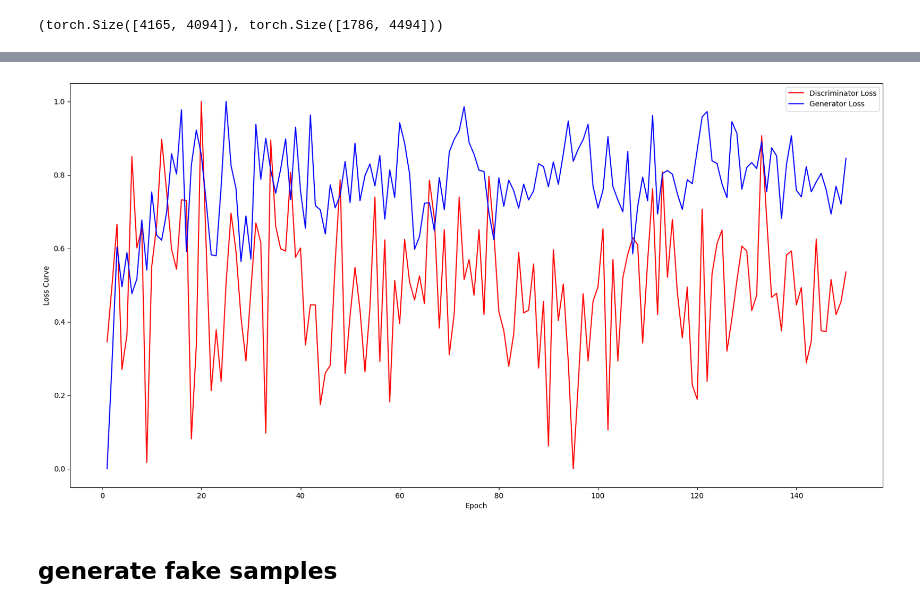
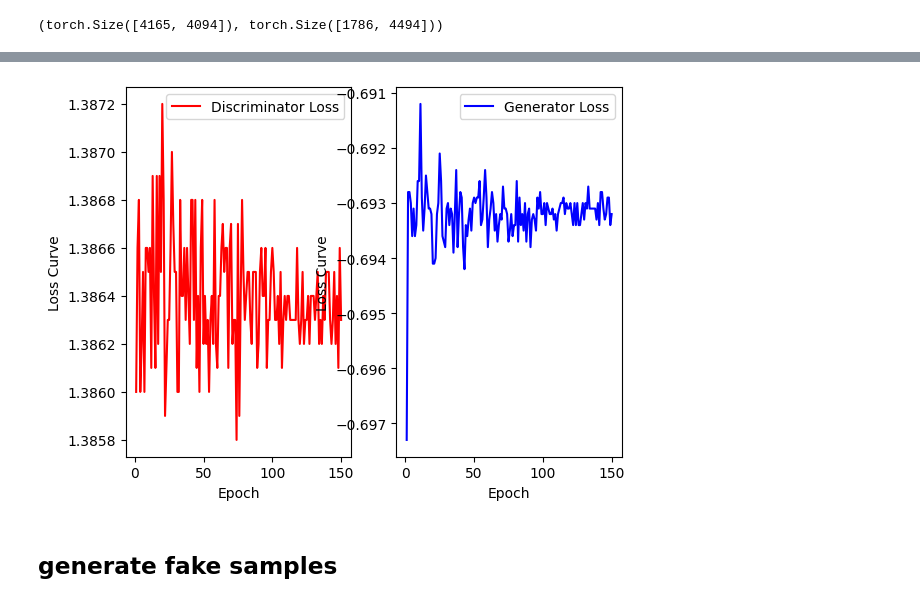
Before and after one commit to gweldit/VanillaGAN, a Jupyter notebook: train_evaluate_models.ipynb, the cells around one changed output, grey strips where cells are left out. Drawn from its saved outputs; the diff is of its cells as text; code cells hidden in the pictures.

```diff
--- a/train_evaluate_models.ipynb
+++ b/train_evaluate_models.ipynb
@@ -90,7 +90,7 @@ Counter(test_labels)
 Counter({0: 1562, 1: 224})
 # %%
 # Create a custom dataset
-batch_size = 64
+batch_size = 256
 # convert train_data sequences and val_data sequences into graphs
 
 train_graph_dataset = fetch_graph_data(train_data, train_labels)
@@ -207,10 +258,10 @@ seq_len = SEQUENCE_LENGTH  # sequence length of the ADFA dataset with less than
 output_dim = vocab_size
 embed_dim = 10
 dropout = 0.5
-batch_size = 32
+batch_size = 256  # 32
 n_samples = 1000
 num_classes = 2
-lr = 5e-5  # 2e-6
+lr = 4e-4  # 5e-5  # 2e-6
 epochs = 150
 # criterion = nn.BCELoss()
 criterion = nn.CrossEntropyLoss()
@@ -240,10 +291,10 @@ disc = Discriminator(
 ).to(device)
 
 
-# Apply the weights initialization to your GAN model, uncomment the two lines of code below:
+# To apply weights initialization to your GAN model, uncomment the two lines of code below:
 
-# gen.apply(init_weights)
-# disc.apply(init_weights)
+gen.apply(init_weights)
+disc.apply(init_weights)
 
 gen_optimizer = Adam(gen.parameters(), lr=lr, betas=(0.5, 0.999))
 
@@ -267,6 +318,7 @@ g_losses, d_losses = train_gan_model(
     vocab_size,
     device=device,
     tau=temperature,
+    warm_up_epochs=0,
 )
 # %% [output]
 Epoch 1 / 150
@@ -294,9 +346,9 @@ D Loss: 1.3917, G Loss: -0.7008
 Epoch 12 / 150
 ... (88 outputs left out)
 # %%
-plot_loss_curve(d_losses, g_losses, epochs)
+plot_loss_curve(d_losses, g_losses, epochs, normalize=False)
 # %% [output]
-[figure, old version]
+[figure, new version]
 # %% [markdown]
 ## generate fake samples
 # %%
```
Also changed, not shown: parts of 9 cells of this notebook, 3 other files.
